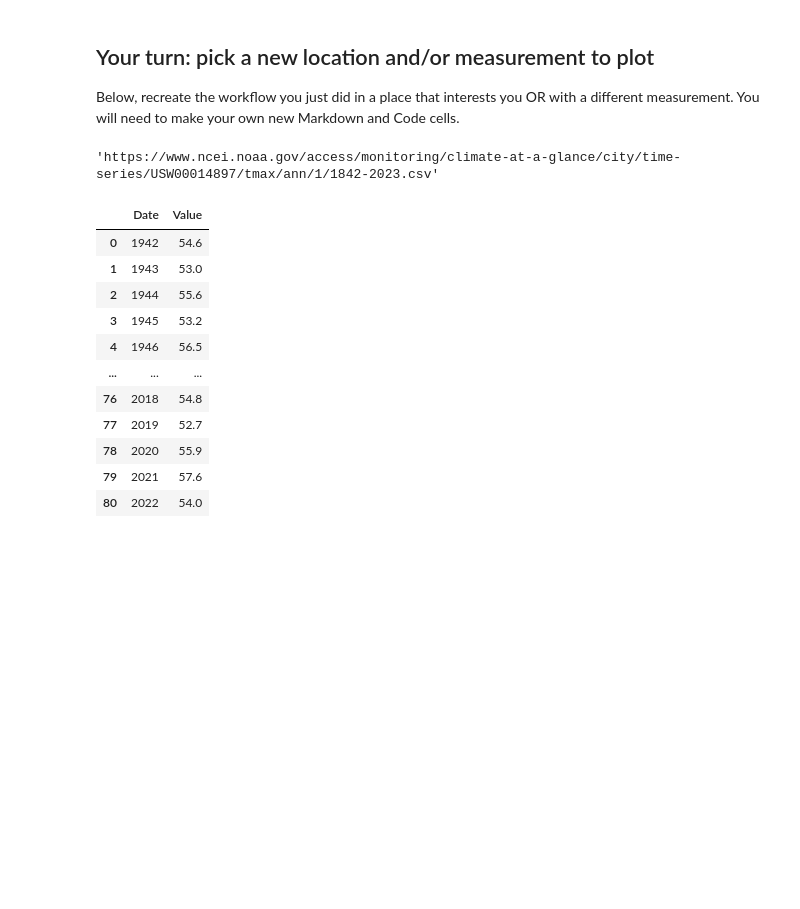
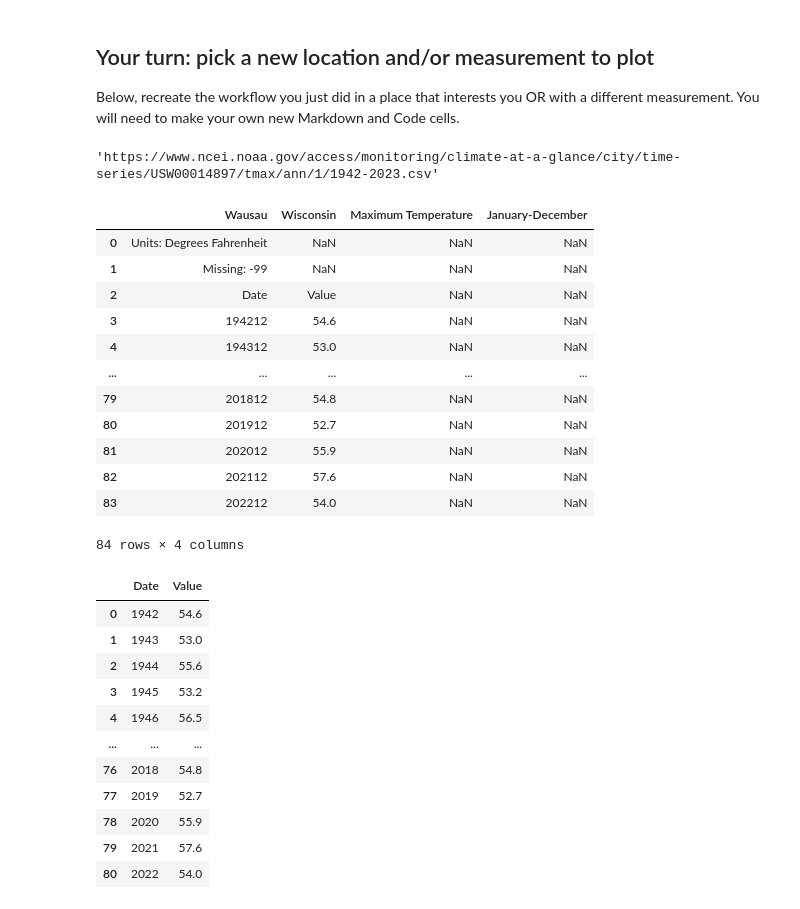
Before and after one commit to nquarder/get-started-with-reproducible-science-nquarder, a Jupyter notebook: Get Started with Open Reproducible Science!.ipynb, the cells around one changed output. Saved outputs shown, nothing was run; the diff lists cells and outputs as text; code cells hidden in the pictures; blank space fills up the shorter version.

Commit message:
testing NCEI data

```diff
--- a/Get Started with Open Reproducible Science!.ipynb
+++ b/Get Started with Open Reproducible Science!.ipynb
@@ -437,10 +434,28 @@ In 1949 the maximum temperature was 14.5 C and in 2022 it was 16.0 C.
 Below, recreate the workflow you just did in a place that interests you OR with a different measurement. You will need to make your own new Markdown and Code cells.
 # %%
 # Define url to Wausau, WI
-wausau_tmax_url = ("https://www.ncei.noaa.gov/access/monitoring/climate-at-a-glance/city/time-series/USW00014897/tmax/ann/1/1842-2023.csv")
+wausau_tmax_url = ("https://www.ncei.noaa.gov/access/monitoring/climate-at-a-glance/city/time-series/USW00014897/tmax/ann/1/1942-2023.csv")
 wausau_tmax_url
 # %% [output]
-'https://www.ncei.noaa.gov/access/monitoring/climate-at-a-glance/city/time-series/USW00014897/tmax/ann/1/1842-2023.csv'
+'https://www.ncei.noaa.gov/access/monitoring/climate-at-a-glance/city/time-series/USW00014897/tmax/ann/1/1942-2023.csv'
+# %%
+wausau_tmax_df = pd.read_csv(
+                    wausau_tmax_url)
+wausau_tmax_df
+# %% [output]
+|  | Wausau | Wisconsin | Maximum Temperature | January-December |
+| 0 | Units: Degrees Fahrenheit | NaN | NaN | NaN |
+| 1 | Missing: -99 | NaN | NaN | NaN |
+| 2 | Date | Value | NaN | NaN |
+| 3 | 194212 | 54.6 | NaN | NaN |
+| 4 | 194312 | 53.0 | NaN | NaN |
+| ... | ... | ... | ... | ... |
+| 79 | 201812 | 54.8 | NaN | NaN |
+| 80 | 201912 | 52.7 | NaN | NaN |
+| 81 | 202012 | 55.9 | NaN | NaN |
+| 82 | 202112 | 57.6 | NaN | NaN |
+| 83 | 202212 | 54.0 | NaN | NaN |
+84 rows × 4 columns
 # %%
 # Open and clean data using pandas
 wausau_tmax_df = pd.read_csv(
```
Also changed, not shown: parts of 4 cells of this notebook, 3 other files.
